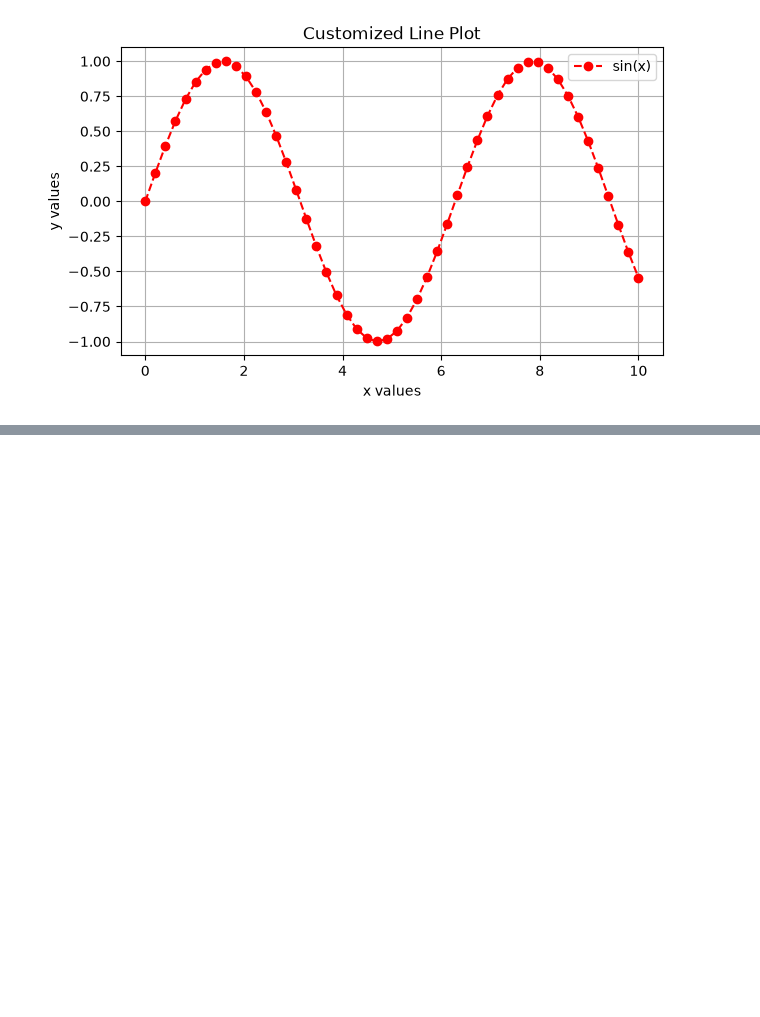
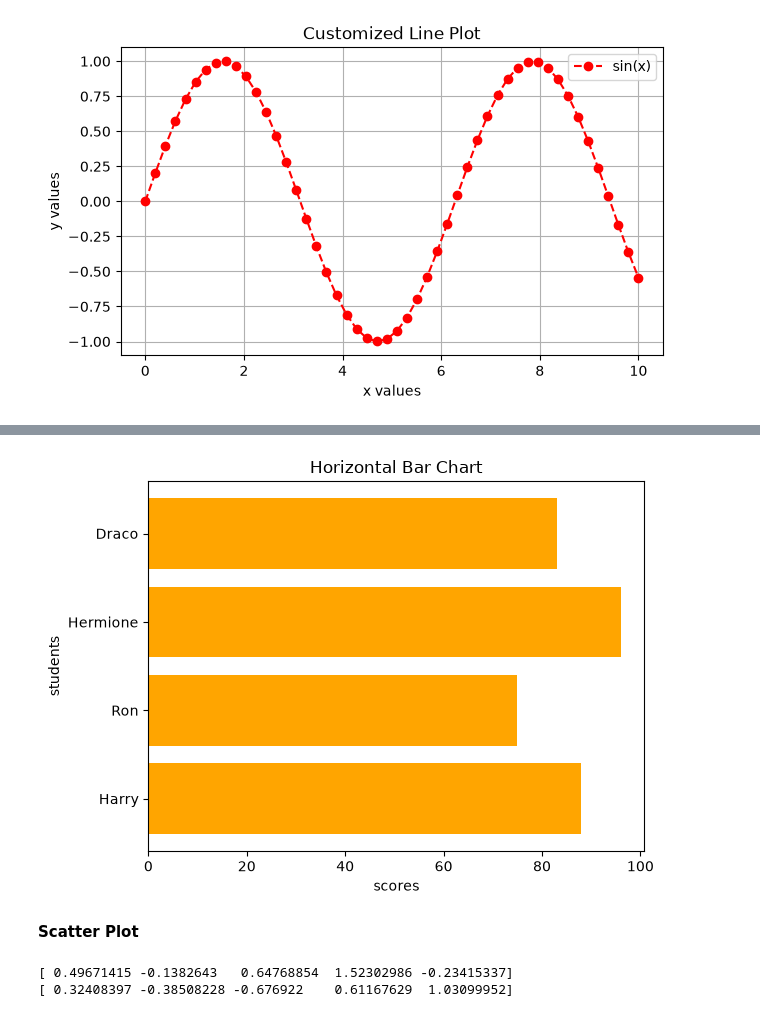
Before and after one commit to Dev-4-All/Machine-Learning, a Jupyter notebook: core-data-libraries/matplotlib_basics.ipynb, the cells around one changed output, grey strips where cells are left out. Saved outputs shown, nothing was run; the diff lists cells and outputs as text; code cells hidden in the pictures; blank space fills up the shorter version.

```diff
--- a/core-data-libraries/matplotlib_basics.ipynb
+++ b/core-data-libraries/matplotlib_basics.ipynb
@@ -65,0 +79,21 @@ plt.show()
+# %%
+plt.barh(students, scores, color="orange")
+plt.title("Horizontal Bar Chart")
+plt.ylabel("students")
+plt.xlabel("scores")
+plt.show()
+# %% [output]
+[figure, added]
+# %% [markdown]
+**Scatter Plot**
+# %%
+np.random.seed(42)
+
+x = np.random.randn(50)
+y = np.random.randn(50)
+
+print(x[:5])
+print(y[:5])
+# %% [output]
+[ 0.49671415 -0.1382643   0.64768854  1.52302986 -0.23415337]
+[ 0.32408397 -0.38508228 -0.676922    0.61167629  1.03099952]
```
Also changed, not shown: parts of 10 cells of this notebook.
